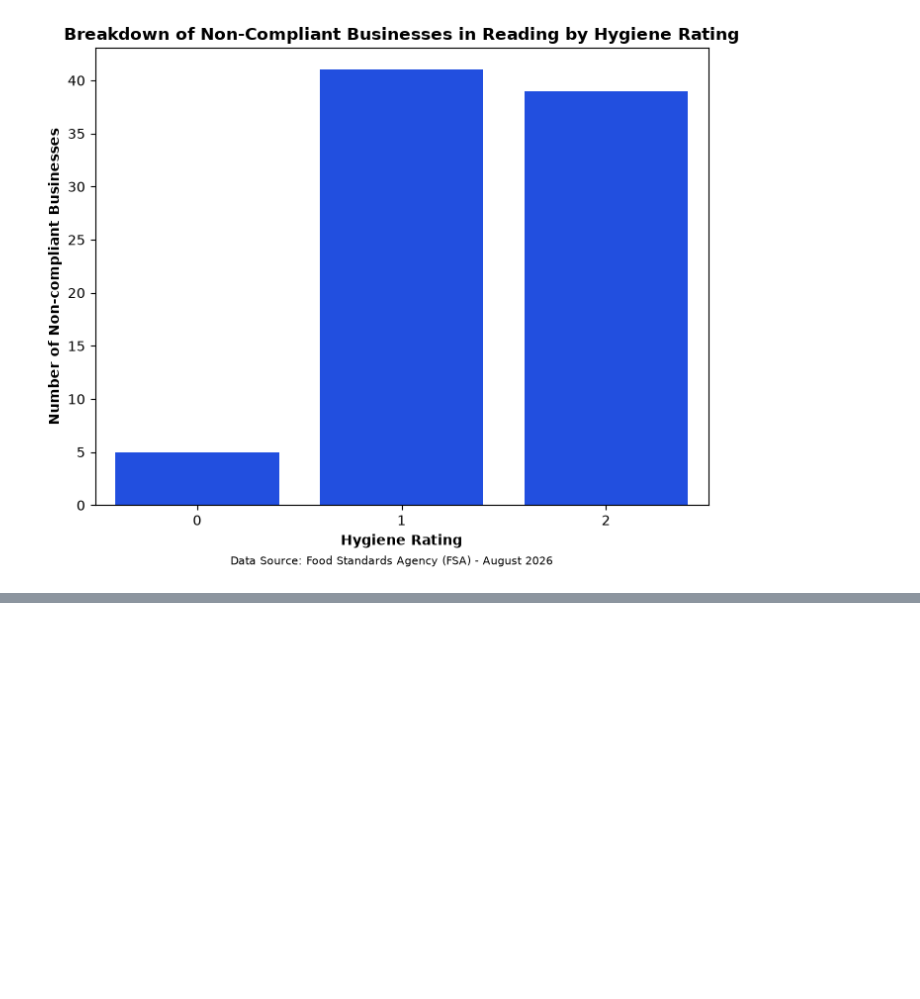
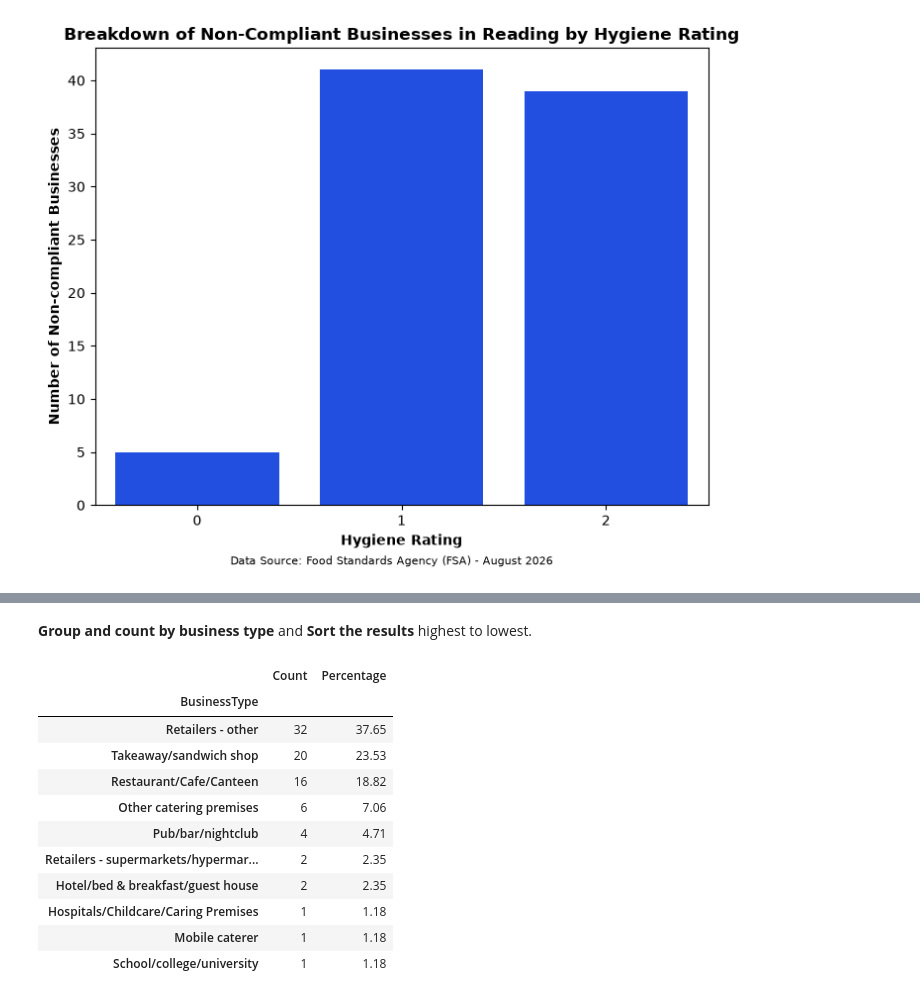
Before and after one commit to danb160/reading_food_hygiene_analysis, a Jupyter notebook: jupyter_notebooks/rfh_analysis_and_visualisations.ipynb, the cells around one changed output, grey strips where cells are left out. Drawn from its saved outputs; the diff is of its cells as text; code cells hidden in the pictures; blank space fills up the shorter version.

```diff
--- a/jupyter_notebooks/rfh_analysis_and_visualisations.ipynb
+++ b/jupyter_notebooks/rfh_analysis_and_visualisations.ipynb
@@ -204,0 +213,27 @@ plt.show()
+# %% [markdown]
+**Group and count by business type** and **Sort the results** highest to lowest.
+# %%
+# Group the non-compliant businesses by business type and count them
+struggling_businesses_by_type = non_compliant_df['BusinessType'].value_counts().sort_values(ascending=False)
+percentages = (struggling_businesses_by_type / struggling_businesses_by_type.sum()) * 100
+
+# Combine them in a single dataframe for better visualisation
+struggling_businesses_df = pd.DataFrame({
+    'Count': struggling_businesses_by_type,
+    'Percentage': percentages.round(2)
+})
+
+display(struggling_businesses_df)
+# %% [output]
+|  | Count | Percentage |
+| BusinessType |  |  |
+| Retailers - other | 32 | 37.65 |
+| Takeaway/sandwich shop | 20 | 23.53 |
+| Restaurant/Cafe/Canteen | 16 | 18.82 |
+| Other catering premises | 6 | 7.06 |
+| Pub/bar/nightclub | 4 | 4.71 |
+| Retailers - supermarkets/hypermar... | 2 | 2.35 |
+| Hotel/bed & breakfast/guest house | 2 | 2.35 |
+| Hospitals/Childcare/Caring Premises | 1 | 1.18 |
+| Mobile caterer | 1 | 1.18 |
+| School/college/university | 1 | 1.18 |
```
Also changed, not shown: parts of 10 cells of this notebook.
